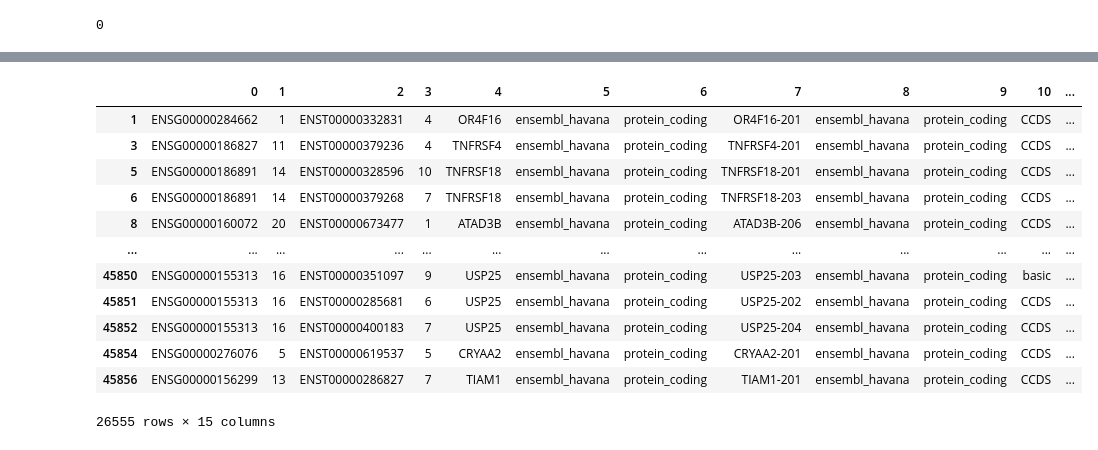
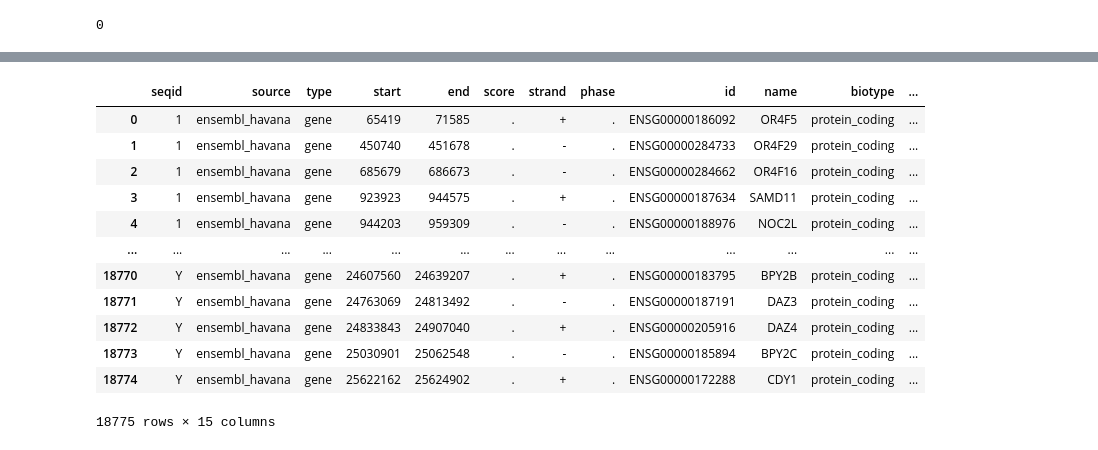
Before and after one commit to ATGenomics/wbdsla, a Jupyter notebook: WBDSLA.ipynb, the cells around one changed output, grey strips where cells are left out. Saved outputs shown, nothing was run; the diff lists cells and outputs as text; code cells hidden in the pictures.

Commit message:
gff3 version

```diff
--- a/WBDSLA.ipynb
+++ b/WBDSLA.ipynb
@@ -427,0 +778,3 @@ array(['ensembl_havana'], dtype=object)
+# %%
+new_names = {0: 'id', 1: 'name', 2: 'biotype', 3: 'description', 4: 'gene_id', 5: 'logic_name', 6: 'version'}
+genes['attributes'].str.split(';', expand=True).rename(new_names, axis=1)
@@ -427,0 +795,6 @@ array(['ensembl_havana'], dtype=object)
+# %%
+attributes = genes['attributes'].str.split(';', expand=True).rename(new_names, axis=1)
+# %%
+genes_attributes = pd.concat([genes, attributes], axis=1)
+# %%
+genes_attributes.drop('attributes', axis=1, inplace=True)
@@ -428,19 +810,16 @@ array(['ensembl_havana'], dtype=object)
 # %%
-(df[df['feature'] == 'transcript']['attribute']
-    .str.replace(';$', '', regex=True)
-    .str.split(';', expand=True)
-    .replace('.*"(.*?)"', '\\1', regex=True))
+genes_attributes.replace('.*=', '', regex=True).replace('gene:', '', regex=True)
 # %% [output]
-|  | 0 | 1 | 2 | 3 | 4 | 5 | 6 | 7 | 8 | 9 | 10 | ... |
-| 1 | ENSG00000284662 | 1 | ENST00000332831 | 4 | OR4F16 | ensembl_havana | protein_coding | OR4F16-201 | ensembl_havana | protein_coding | CCDS | ... |
-| 3 | ENSG00000186827 | 11 | ENST00000379236 | 4 | TNFRSF4 | ensembl_havana | protein_coding | TNFRSF4-201 | ensembl_havana | protein_coding | CCDS | ... |
-| 5 | ENSG00000186891 | 14 | ENST00000328596 | 10 | TNFRSF18 | ensembl_havana | protein_coding | TNFRSF18-201 | ensembl_havana | protein_coding | CCDS | ... |
-| 6 | ENSG00000186891 | 14 | ENST00000379268 | 7 | TNFRSF18 | ensembl_havana | protein_coding | TNFRSF18-203 | ensembl_havana | protein_coding | CCDS | ... |
-| 8 | ENSG00000160072 | 20 | ENST00000673477 | 1 | ATAD3B | ensembl_havana | protein_coding | ATAD3B-206 | ensembl_havana | protein_coding | CCDS | ... |
+|  | seqid | source | type | start | end | score | strand | phase | id | name | biotype | ... |
+| 0 | 1 | ensembl_havana | gene | 65419 | 71585 | . | + | . | ENSG00000186092 | OR4F5 | protein_coding | ... |
+| 1 | 1 | ensembl_havana | gene | 450740 | 451678 | . | - | . | ENSG00000284733 | OR4F29 | protein_coding | ... |
+| 2 | 1 | ensembl_havana | gene | 685679 | 686673 | . | - | . | ENSG00000284662 | OR4F16 | protein_coding | ... |
+| 3 | 1 | ensembl_havana | gene | 923923 | 944575 | . | + | . | ENSG00000187634 | SAMD11 | protein_coding | ... |
+| 4 | 1 | ensembl_havana | gene | 944203 | 959309 | . | - | . | ENSG00000188976 | NOC2L | protein_coding | ... |
 | ... | ... | ... | ... | ... | ... | ... | ... | ... | ... | ... | ... | ... |
-| 45850 | ENSG00000155313 | 16 | ENST00000351097 | 9 | USP25 | ensembl_havana | protein_coding | USP25-203 | ensembl_havana | protein_coding | basic | ... |
-| 45851 | ENSG00000155313 | 16 | ENST00000285681 | 6 | USP25 | ensembl_havana | protein_coding | USP25-202 | ensembl_havana | protein_coding | CCDS | ... |
-| 45852 | ENSG00000155313 | 16 | ENST00000400183 | 7 | USP25 | ensembl_havana | protein_coding | USP25-204 | ensembl_havana | protein_coding | CCDS | ... |
-| 45854 | ENSG00000276076 | 5 | ENST00000619537 | 5 | CRYAA2 | ensembl_havana | protein_coding | CRYAA2-201 | ensembl_havana | protein_coding | CCDS | ... |
-| 45856 | ENSG00000156299 | 13 | ENST00000286827 | 7 | TIAM1 | ensembl_havana | protein_coding | TIAM1-201 | ensembl_havana | protein_coding | CCDS | ... |
+| 18770 | Y | ensembl_havana | gene | 24607560 | 24639207 | . | + | . | ENSG00000183795 | BPY2B | protein_coding | ... |
+| 18771 | Y | ensembl_havana | gene | 24763069 | 24813492 | . | - | . | ENSG00000187191 | DAZ3 | protein_coding | ... |
+| 18772 | Y | ensembl_havana | gene | 24833843 | 24907040 | . | + | . | ENSG00000205916 | DAZ4 | protein_coding | ... |
+| 18773 | Y | ensembl_havana | gene | 25030901 | 25062548 | . | - | . | ENSG00000185894 | BPY2C | protein_coding | ... |
+| 18774 | Y | ensembl_havana | gene | 25622162 | 25624902 | . | + | . | ENSG00000172288 | CDY1 | protein_coding | ... |
-26555 rows × 15 columns
+18775 rows × 15 columns
```
Also changed, not shown: parts of 131 cells of this notebook.
